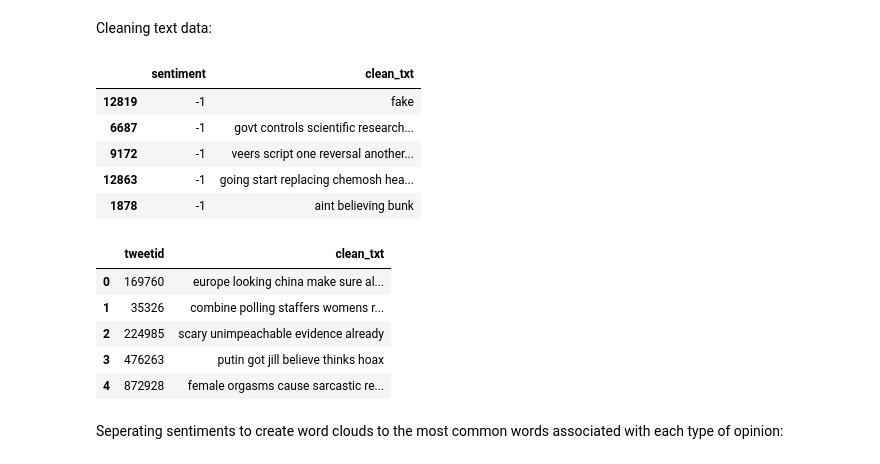
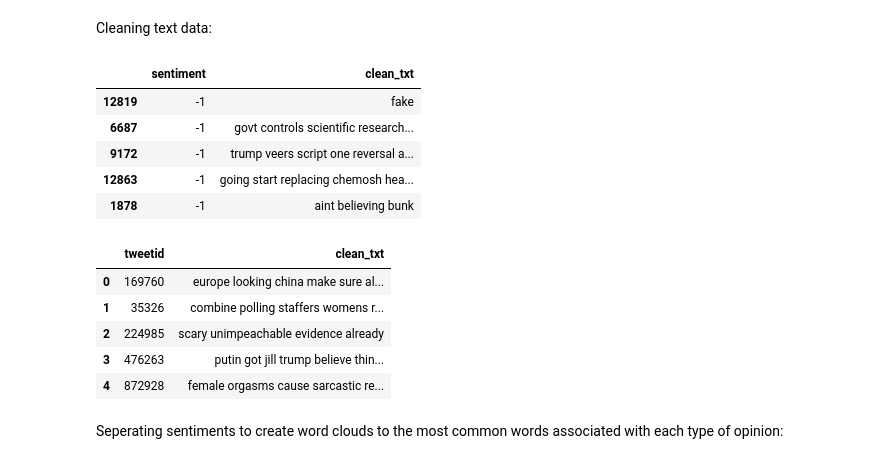
Before and after one commit to MathewJohn1986/classification-predict-streamlit-template, a Jupyter notebook: Climate Change Belief Analysis.ipynb, the cells around one changed output. Cells and saved outputs as stored; diff of their text form; code cells hidden in the pictures.

```diff
--- a/Climate Change Belief Analysis.ipynb
+++ b/Climate Change Belief Analysis.ipynb
@@ -441,32 +441,32 @@ Cleaning text data:
 # %%
 df_train = res_df.copy() #creating copy of dataset to clean
 
 stop_words = set(stopwords.words('english')) #creating list of stop words to be removed
-stop_words |= {'global', 'warming', 'climate', 'change', 'trump'} #adding common terms to stop words
+stop_words |= {'global', 'warming', 'climate', 'change', 'u'} #adding common terms to stop words
 pattern = r'(\S*https?:\S*)|(@\w+)|(#\w+)' #creating patterns to be removed '@handle', '#handle' and urls ('http://')
 df_train['internet_remove'] = df_train.message.str.replace(pattern, '') #removing pattern defined elements
 df_train['internet_remove'] = df_train.internet_remove.str.replace('RT : ', ' ') #removing retweet ('RT :')
 df_train['internet_remove'] = df_train.internet_remove.str.replace('\n', ' ') #removing '\n'
 df_train['internet_remove'] = df_train['internet_remove'].str.lower() #converting all strings to lowercase
 df_train['clean_txt'] = df_train['internet_remove'].str.replace('[^\w\s]', ' ') #removing punctuation
 df_train['clean_txt'] = df_train['clean_txt'].apply(lambda x: ' '.join([word for word in x.split() if word not in (stop_words)])) #removing stop words
 
 df_train['clean_txt'] = df_train['clean_txt'].apply(lambda x: re.sub('\w*\d\w*','', x)) #removing digits
 df_train = df_train.drop(['message', 'internet_remove'], axis = 1) #dropping old unnecessary columns
 
 df_train.head()
 # %% [output]
 |  | sentiment | clean_txt |
 | 12819 | -1 | fake |
 | 6687 | -1 | govt controls scientific research... |
-| 9172 | -1 | veers script one reversal another... |
+| 9172 | -1 | trump veers script one reversal a... |
 | 12863 | -1 | going start replacing chemosh hea... |
 | 1878 | -1 | aint believing bunk |
 # %%
 df_test = test.copy()
 
 stop_words = set(stopwords.words('english')) #creating list of stop words to be removed
-stop_words |= {'global', 'warming', 'climate', 'change', 'trump'} #adding common terms to stop words
+stop_words |= {'global', 'warming', 'climate', 'change', 'u'} #adding common terms to stop words
 pattern = r'(\S*https?:\S*)|(@\w+)|(#\w+)' #creating patterns to be removed '@handle', '#handle' and urls ('http://')
 df_test['internet_remove'] = df_test.message.str.replace(pattern, '') #removing pattern defined elements
 df_test['internet_remove'] = df_test.internet_remove.str.replace('RT : ', ' ') #removing retweet ('RT :')
@@ -483,7 +483,7 @@ df_test.head()
 | 0 | 169760 | europe looking china make sure al... |
 | 1 | 35326 | combine polling staffers womens r... |
 | 2 | 224985 | scary unimpeachable evidence already |
-| 3 | 476263 | putin got jill believe thinks hoax |
+| 3 | 476263 | putin got jill trump believe thin... |
 | 4 | 872928 | female orgasms cause sarcastic re... |
 # %% [markdown]
 Seperating sentiments to create word clouds to the most common words associated with each type of opinion:
```
Also changed, not shown: parts of 12 cells of this notebook.
